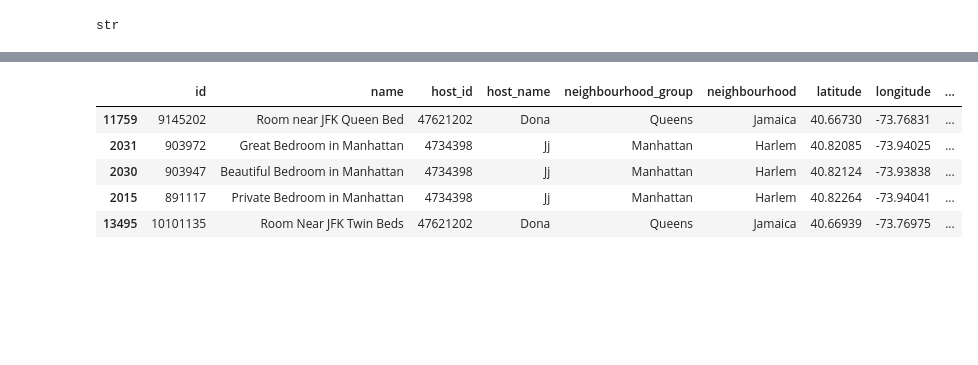
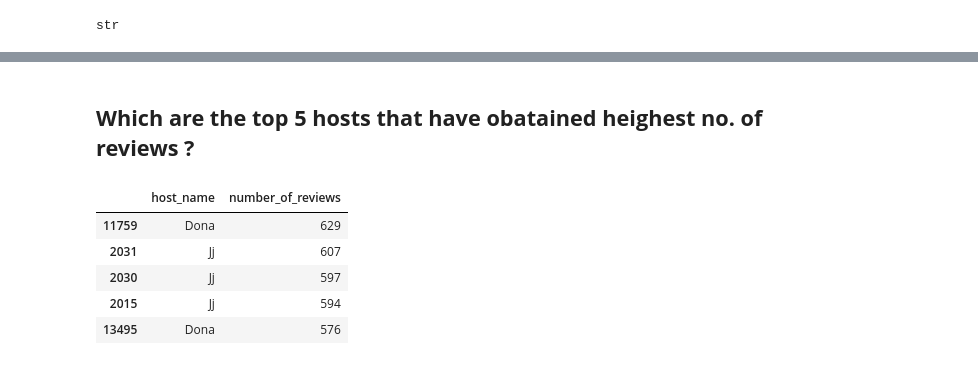
Before and after one commit to vaibhav251999/EDA-capstone-project, a Jupyter notebook: Airbnb_Bookings_Analysis_Capstone_Project.ipynb, the cells around one changed output, grey strips where cells are left out. Saved outputs shown, nothing was run; the diff lists cells and outputs as text; code cells hidden in the pictures; blank space fills up the shorter version.

```diff
--- a/Airbnb_Bookings_Analysis_Capstone_Project.ipynb
+++ b/Airbnb_Bookings_Analysis_Capstone_Project.ipynb
@@ -379,9 +387,11 @@ df_last_review.sort_values(by='latest_review_in_seconds',ascending=True).head(3)
+# %% [markdown]
+## **Which are the top 5 hosts that have  obatained heighest no. of reviews ?**
 # %%
-df.sort_values(by='number_of_reviews',ascending=False).head(5)
+df.sort_values(by='number_of_reviews',ascending=False)[['host_name','number_of_reviews']].head(5)
 # %% [output]
-|  | id | name | host_id | host_name | neighbourhood_group | neighbourhood | latitude | longitude | ... |
-| 11759 | 9145202 | Room near JFK Queen Bed | 47621202 | Dona | Queens | Jamaica | 40.66730 | -73.76831 | ... |
-| 2031 | 903972 | Great Bedroom in Manhattan | 4734398 | Jj | Manhattan | Harlem | 40.82085 | -73.94025 | ... |
-| 2030 | 903947 | Beautiful Bedroom in Manhattan | 4734398 | Jj | Manhattan | Harlem | 40.82124 | -73.93838 | ... |
-| 2015 | 891117 | Private Bedroom in Manhattan | 4734398 | Jj | Manhattan | Harlem | 40.82264 | -73.94041 | ... |
-| 13495 | 10101135 | Room Near JFK Twin Beds | 47621202 | Dona | Queens | Jamaica | 40.66939 | -73.76975 | ... |
+|  | host_name | number_of_reviews |
+| 11759 | Dona | 629 |
+| 2031 | Jj | 607 |
+| 2030 | Jj | 597 |
+| 2015 | Jj | 594 |
+| 13495 | Dona | 576 |
```
Also changed, not shown: parts of 35 cells of this notebook.
